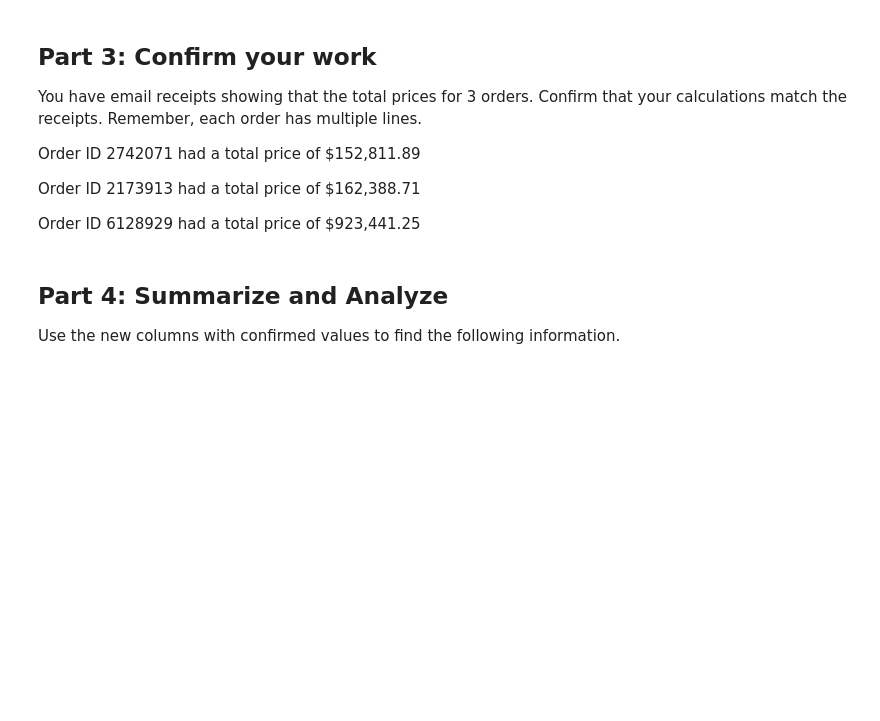
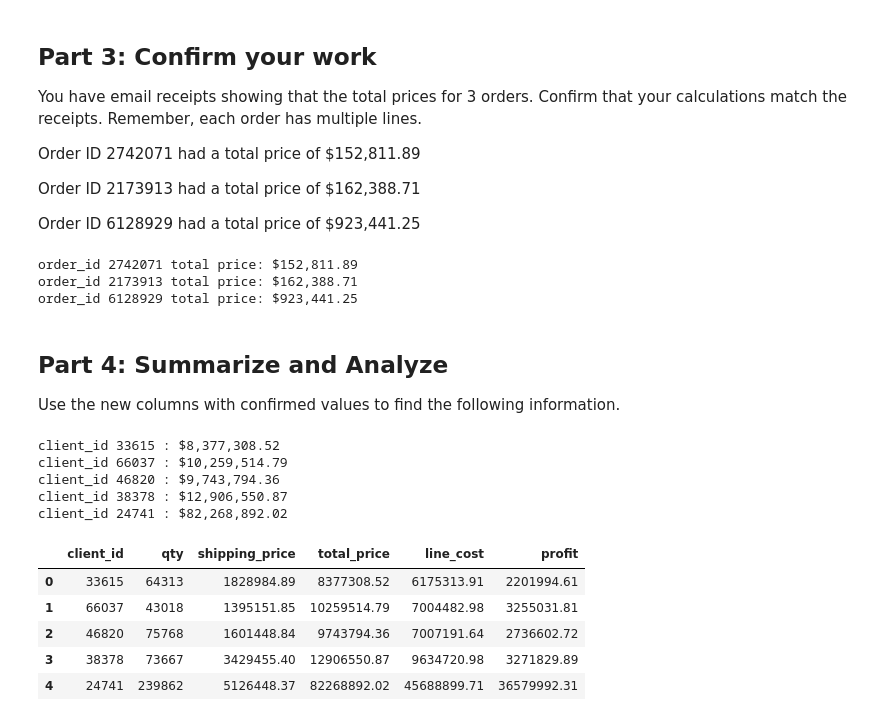
Before and after one commit to Eshumael86/pandas-challenge-1, a Jupyter notebook: wholesale_data_analysis_starter_code.ipynb, the cells around one changed output. Saved outputs shown, nothing was run; the diff lists cells and outputs as text; code cells hidden in the pictures; blank space fills up the shorter version.

```diff
--- a/wholesale_data_analysis_starter_code.ipynb
+++ b/wholesale_data_analysis_starter_code.ipynb
@@ -118,3 +147,7 @@ Do we know that this client spent the more money than client 66037? If not, how
 # %%
 # Create a column for shipping price.
 # Assume a shipping price of $7 per pound for orders over 50 pounds and $10 per pound for items 50 pounds or under.
+
+df['weight'] = df['unit_weight'] * df['qty']
+df['shipping_price'] = df['weight'].apply(lambda x: x * 7 if x > 50 else x * 10)
+df[["unit_weight",'qty','weight' , 'shipping_price']].head()
@@ -121,2 +161,5 @@ Do we know that this client spent the more money than client 66037? If not, how
 # %%
 # Create a column for the total price using the subtotal and the shipping price along with a sales tax of 9.25%
+df['tax'] = (df['subtotal'] + df["shipping_price"]) * 0.0925
+df['total_price'] = round(df['subtotal'] + df["shipping_price"] + df['tax'],2)
+df[['subtotal', 'shipping_price', "total_price"]].head(4)
@@ -123,3 +172,6 @@ Do we know that this client spent the more money than client 66037? If not, how
 # %%
 # Create a column for the cost of each line using unit cost, qty, and
 # shipping price (assume the shipping cost is exactly what is charged to the client).
+
+df['line_cost'] =  df['unit_cost'] * df['qty'] + df['shipping_price']
+df.head()
@@ -126,2 +186,5 @@ Do we know that this client spent the more money than client 66037? If not, how
 # %%
 # Create a column for the profit of each line using line cost and line price
+
+df['profit'] = df['total_price'] - df['line_cost']
+df.head()
@@ -136,14 +207,50 @@ Order ID 2173913 had a total price of \$162,388.71
 Order ID 6128929 had a total price of \$923,441.25
 # %%
 # Check your work using the totals above
+order_ids = [2742071 ,2173913 ,6128929]
+for order_id in order_ids:
+    print(f"order_id {order_id} total price: ${df[df['order_id']==order_id]['total_price'].sum():,.2f}")
+# %% [output]
+order_id 2742071 total price: $152,811.89
+order_id 2173913 total price: $162,388.71
+order_id 6128929 total price: $923,441.25
 # %% [markdown]
 ## Part 4: Summarize and Analyze
 Use the new columns with confirmed values to find the following information.
 # %%
 # How much did each of the top 5 clients by quantity spend? Check your work from Part 1 for client ids.
+
+for client in top5_clients:
+    print(f"client_id {client} : ${df[df['client_id']==client]['total_price'].sum():,.2f}")
+# %% [output]
+client_id 33615 : $8,377,308.52
+client_id 66037 : $10,259,514.79
+client_id 46820 : $9,743,794.36
+client_id 38378 : $12,906,550.87
+client_id 24741 : $82,268,892.02
 # %%
 # Create a summary DataFrame showing the totals for the for the top 5 clients with the following information:
 # total units purchased, total shipping price, total revenue, and total profit.
+
+def totals(client_id,col):
+    new_df=df.loc[df['client_id']==client_id,col]
+    return round(new_df.sum(),2)
+
+columns = ['qty','shipping_price', 'total_price','line_cost','profit']
+my_dict = {'client_id':top5_clients}
+for column in columns:
+    my_dict[column]=[totals(client_id ,column) for client_id in top5_clients]
+
+
+summary = pd.DataFrame(my_dict)
+summary
+# %% [output]
+|  | client_id | qty | shipping_price | total_price | line_cost | profit |
+| 0 | 33615 | 64313 | 1828984.89 | 8377308.52 | 6175313.91 | 2201994.61 |
+| 1 | 66037 | 43018 | 1395151.85 | 10259514.79 | 7004482.98 | 3255031.81 |
+| 2 | 46820 | 75768 | 1601448.84 | 9743794.36 | 7007191.64 | 2736602.72 |
+| 3 | 38378 | 73667 | 3429455.40 | 12906550.87 | 9634720.98 | 3271829.89 |
+| 4 | 24741 | 239862 | 5126448.37 | 82268892.02 | 45688899.71 | 36579992.31 |
 # %%
 # Format the data and rename the columns to names suitable for presentation.
 
```
Also changed, not shown: parts of 14 cells of this notebook.
